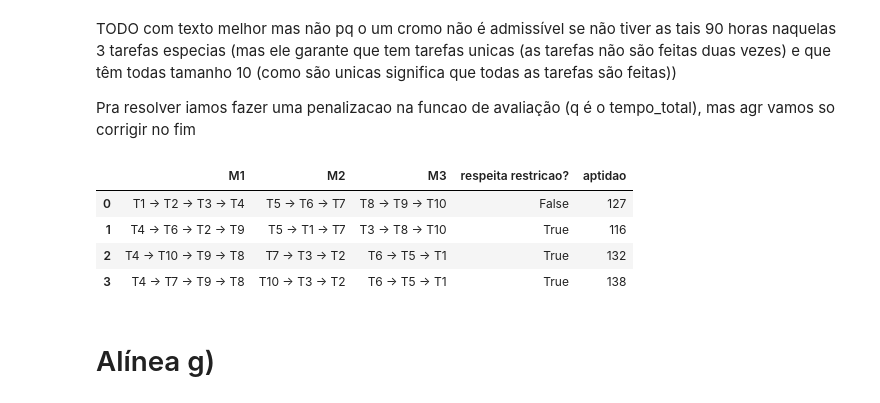
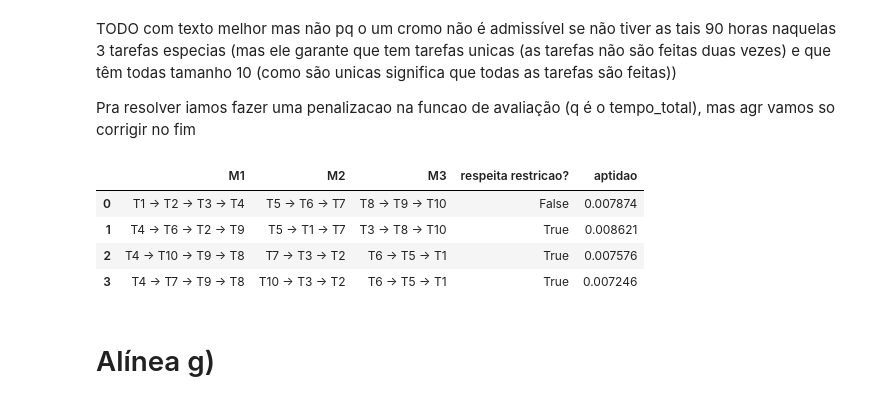
Before and after one commit to kardecallan566/Trab_grup_OH, a Jupyter notebook: notebooks/main.ipynb, the cells around one changed output. Cells and saved outputs as stored; diff of their text form; code cells hidden in the pictures.

```diff
--- a/notebooks/main.ipynb
+++ b/notebooks/main.ipynb
@@ -375,28 +375,28 @@ TODO com texto melhor mas não pq o um cromo não é admissível se não tiver a
 
 Pra resolver iamos fazer uma penalizacao na funcao de avaliação (q é o tempo_total), mas agr vamos so corrigir no fim
 # %%
-def aptidao(crom: cromossoma, penalizao=20) -> int:
-  # A aptidao equivale ao tempo total de execução do cromossomo, mais penalizacao
-  rest = cromo_respeita_restricao(crom)
-  return get_tempo_total(crom) + (0 if rest else penalizao)
+def aptidao(crom: cromossoma) -> float:
+  # A aptidao equivale ao inverso do tempo total de execução do cromossomo
+  return 1/get_tempo_total(crom)
 
 def cromos_to_df_updated(*cromos: cromossoma) -> pd.DataFrame:
   # same as the one above but sem respeita unique (q é garantido) e com apitdao
   return pd.DataFrame({
     "M1": [" -> ".join([f"T{i}" for i in c[:4]]) for c in cromos],
     "M2": [" -> ".join([f"T{i}" for i in c[4:7]]) for c in cromos],
     "M3": [" -> ".join([f"T{i}" for i in c[7:]]) for c in cromos],
+    "tempo total": [get_tempo_total(c) for c in cromos],
     "respeita restricao?": [cromo_respeita_restricao(c) for c in cromos],
     "aptidao": [aptidao(c) for c in cromos]
   })
 
 cromos_to_df_updated(primeiro, heur_resultado, filho1, filho_mut)
 # %% [output]
 |  | M1 | M2 | M3 | respeita restricao? | aptidao |
-| 0 | T1 -> T2 -> T3 -> T4 | T5 -> T6 -> T7 | T8 -> T9 -> T10 | False | 127 |
-| 1 | T4 -> T6 -> T2 -> T9 | T5 -> T1 -> T7 | T3 -> T8 -> T10 | True | 116 |
-| 2 | T4 -> T10 -> T9 -> T8 | T7 -> T3 -> T2 | T6 -> T5 -> T1 | True | 132 |
-| 3 | T4 -> T7 -> T9 -> T8 | T10 -> T3 -> T2 | T6 -> T5 -> T1 | True | 138 |
+| 0 | T1 -> T2 -> T3 -> T4 | T5 -> T6 -> T7 | T8 -> T9 -> T10 | False | 0.007874 |
+| 1 | T4 -> T6 -> T2 -> T9 | T5 -> T1 -> T7 | T3 -> T8 -> T10 | True | 0.008621 |
+| 2 | T4 -> T10 -> T9 -> T8 | T7 -> T3 -> T2 | T6 -> T5 -> T1 | True | 0.007576 |
+| 3 | T4 -> T7 -> T9 -> T8 | T10 -> T3 -> T2 | T6 -> T5 -> T1 | True | 0.007246 |
 # %% [markdown]
 # Alínea g)
 # %%
```
Also changed, not shown: parts of 7 cells of this notebook, 1 other file.
